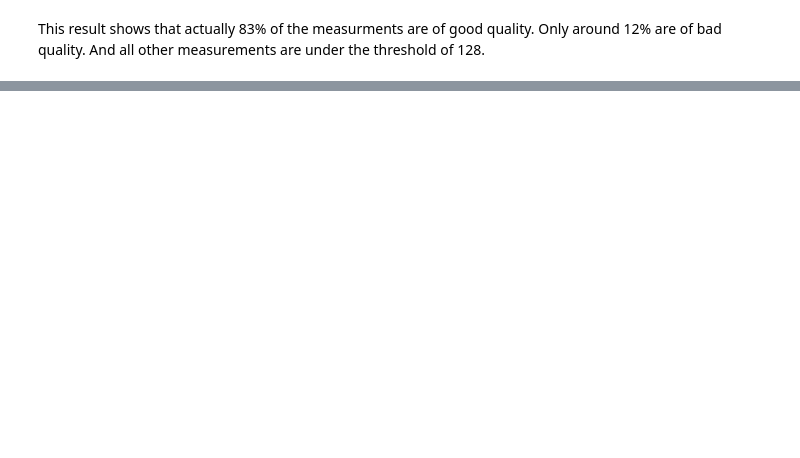
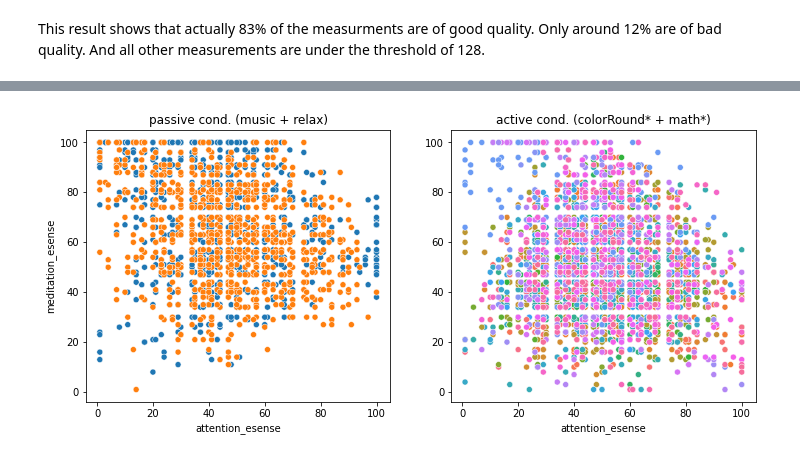
Before and after one commit to bwulff/ac_cc_project, a Jupyter notebook: project.ipynb, the cells around one changed output, grey strips where cells are left out. Drawn from its saved outputs; the diff is of its cells as text; code cells hidden in the pictures; blank space fills up the shorter version.

```diff
--- a/project.ipynb
+++ b/project.ipynb
@@ -176,0 +261,16 @@ plt.show()
+# %%
+fig, axes = plt.subplots(nrows=1, ncols=2, figsize=(12,5))
+
+sns.scatterplot(data=cond_passive, y='meditation_esense', x='attention_esense', hue='label', ax=axes[0])
+axes[0].set_title("passive cond. (music + relax)")
+
+sns.scatterplot(data=cond_active, y='meditation_esense', x='attention_esense', hue='label', ax=axes[1])
+axes[1].set_title("active cond. (colorRound* + math*)")
+axes[1].set(ylabel=None)
+
+for i in range(axes.shape[0]):
+    axes[i].legend([],[], frameon=False)
+
+plt.show()
+# %% [output]
+[figure, added]
```
Also changed, not shown: parts of 93 cells of this notebook.
